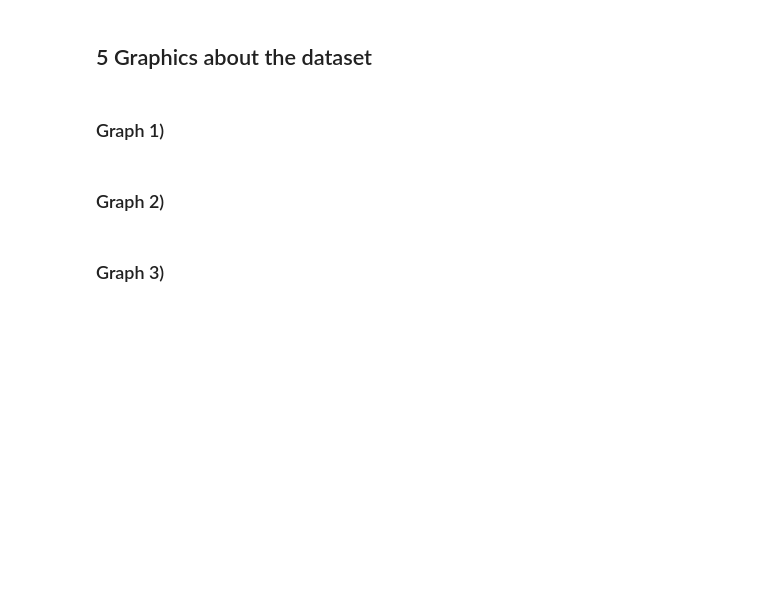
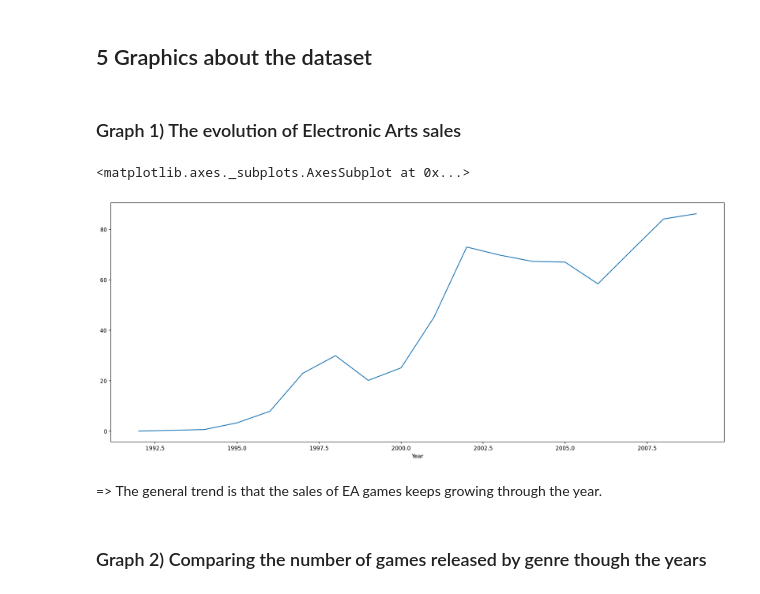
Before and after one commit to ThomasHubert01/PythonForData_TD1, a Jupyter notebook: [Python for Data Analysis] - Video Game Dataset - Thomas HUBERT IBO A5 .ipynb, the cells around one changed output. Saved outputs shown, nothing was run; the diff lists cells and outputs as text; code cells hidden in the pictures; blank space fills up the shorter version.

Commit message:
Answering the rest of the questions and graphs

```diff
--- a/[Python for Data Analysis] - Video Game Dataset - Thomas HUBERT IBO A5 .ipynb
+++ b/[Python for Data Analysis] - Video Game Dataset - Thomas HUBERT IBO A5 .ipynb
@@ -154,8 +198,17 @@ where_sold("Nintendo")
 # %% [markdown]
 ## 5 Graphics about the dataset
+# %%
+# I'll only use the data before 2010 as after this year the data seems not as accurate since most of them did not
+# last long enough to reach the treshold of 100 000 sales
+GamesSales2 = GamesSales[GamesSales['Year'] < 2010]
 # %% [markdown]
-### Graph 1)
+### Graph 1) The evolution of Electronic Arts sales
-# %% [markdown]
-### Graph 2)
-# %% [markdown]
-### Graph 3)
+# %%
+GamesSales2[(GamesSales2.Publisher=="Electronic Arts")].groupby("Year").Global_Sales.sum().plot(y='Sales in million')
+# %% [output]
+<matplotlib.axes._subplots.AxesSubplot at 0x...>
+[figure, added]
+# %% [markdown]
+=> The general trend is that the sales of EA games keeps growing through the year.
+# %% [markdown]
+### Graph 2) Comparing the number of games released by genre though the years
```
Also changed, not shown: parts of 24 cells of this notebook.
